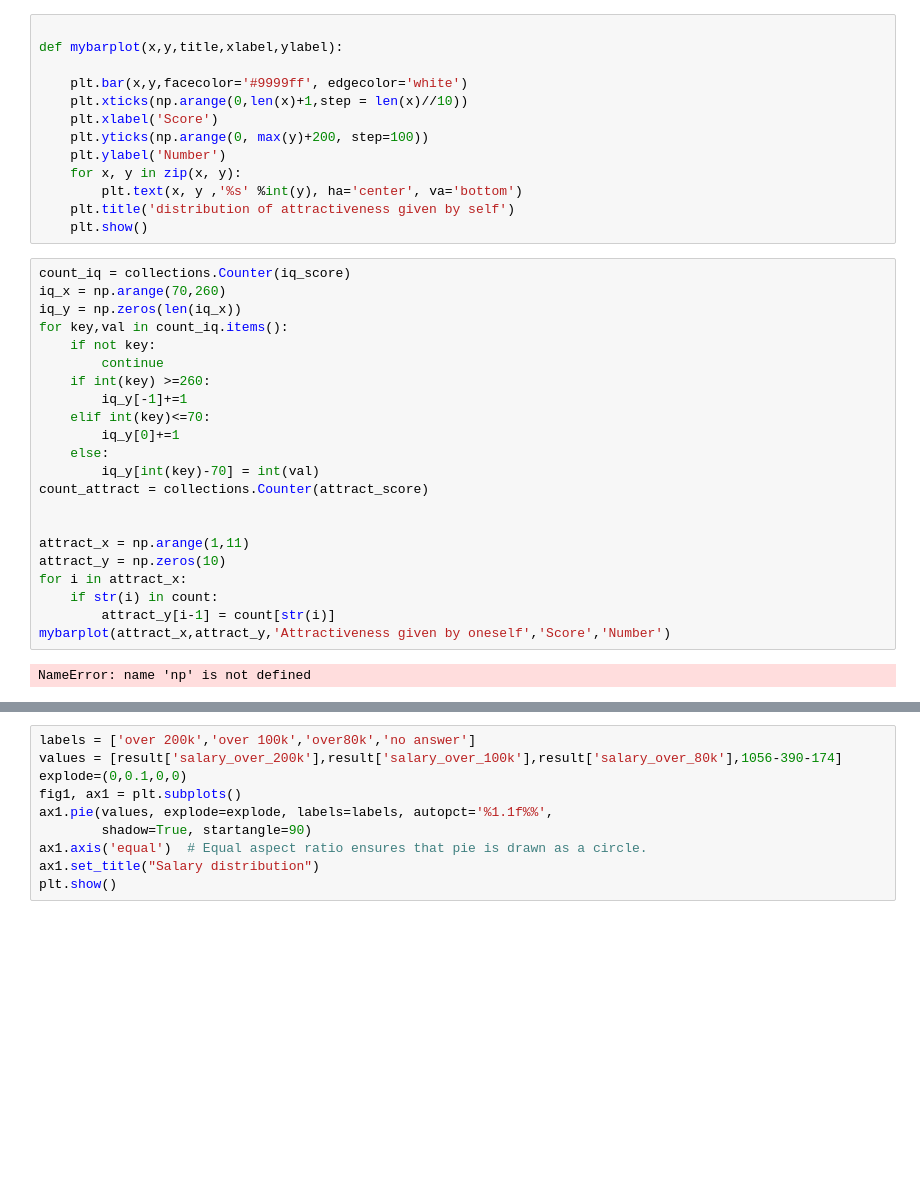
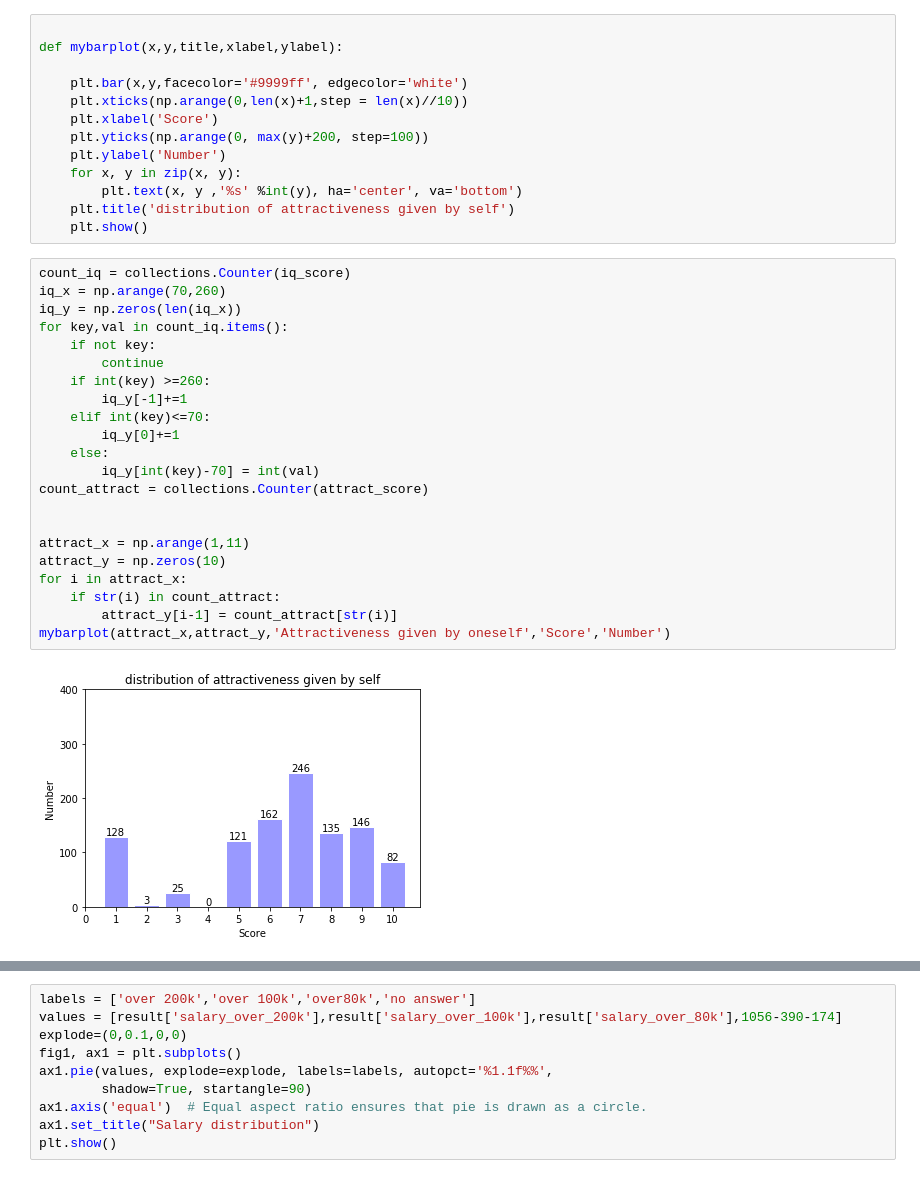
Before and after one commit to simonfong6/ECE-143-Team-6, a Jupyter notebook: ECE-143-Project.ipynb, the cells around one changed output, grey strips where cells are left out. Drawn from its saved outputs; the diff is of its cells as text; blank space fills up the shorter version.

Commit message:
Working notebook except for colorful bar graph

```diff
--- a/ECE-143-Project.ipynb
+++ b/ECE-143-Project.ipynb
@@ -117,27 +118,27 @@ def mybarplot(x,y,title,xlabel,ylabel):
 # %%
 count_iq = collections.Counter(iq_score)
 iq_x = np.arange(70,260)
 iq_y = np.zeros(len(iq_x))
 for key,val in count_iq.items():
     if not key:
         continue
     if int(key) >=260:
         iq_y[-1]+=1
     elif int(key)<=70:
         iq_y[0]+=1
     else:
         iq_y[int(key)-70] = int(val)
 count_attract = collections.Counter(attract_score)
 
 
 attract_x = np.arange(1,11)
 attract_y = np.zeros(10)
 for i in attract_x:
-    if str(i) in count:
-        attract_y[i-1] = count[str(i)]
+    if str(i) in count_attract:
+        attract_y[i-1] = count_attract[str(i)]
 mybarplot(attract_x,attract_y,'Attractiveness given by oneself','Score','Number')
 # %% [output]
-NameError: name 'np' is not defined
+[figure, added]
 # %%
 
 plt.figure(figsize=(20,5))
```
Also changed, not shown: parts of 4 cells of this notebook.
